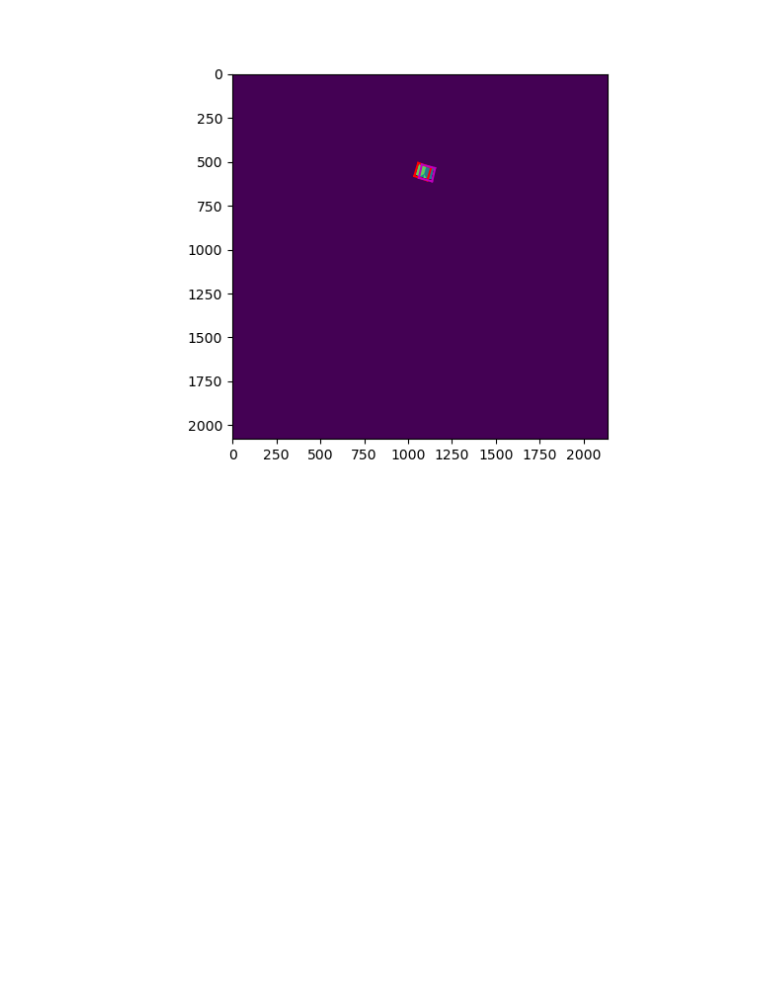
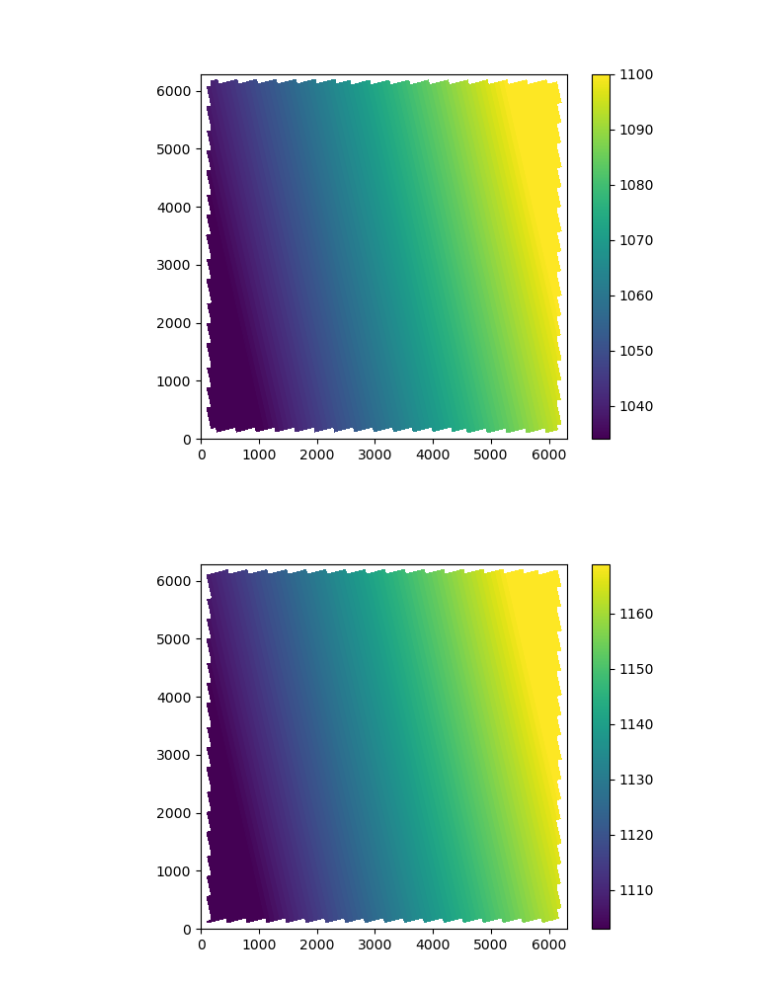
Before and after one commit to CheerfulUser/SynDiff, a Jupyter notebook: development/run_pancakes.ipynb, the cells around one changed output. Drawn from its saved outputs; the diff is of its cells as text; code cells hidden in the pictures; blank space fills up the shorter version.

Commit message:
Pancakes with Buffer

```diff
--- a/development/run_pancakes.ipynb
+++ b/development/run_pancakes.ipynb
@@ -83,42 +27,27 @@ plt.show()
-# %%
-# data
-data[(data != 1021) & (data != 1130)] = 0
-
-plt.figure()
-plt.imshow(data, vmin = 900, vmax = 1200)
-# plt.scatter(t_xs, t_ys, c='r', s=10)
-# plt.scatter(p_xs, p_ys, c='r', s=10)
-
-t = skycell_df[skycell_df['Name'] == 'skycell.2247.099']
-q = skycell_df[skycell_df['Name'] == 'skycell.2246.090']
-
-ra_corners_1 = np.array([t[f'RA_Corner{i}'] for i in range(1, 5)]).flatten()
-dec_corners_1 = np.array([t[f'DEC_Corner{i}'] for i in range(1, 5)]).flatten()
-
-ra_corners_2 = np.array([q[f'RA_Corner{i}'] for i in range(1, 5)]).flatten()
-dec_corners_2 = np.array([q[f'DEC_Corner{i}'] for i in range(1, 5)]).flatten()
-
-temp_x_1, temp_y_1 = tess_wcs.all_world2pix(ra_corners_1, dec_corners_1, 0)
-temp_x_2, temp_y_2 = tess_wcs.all_world2pix(ra_corners_2, dec_corners_2, 0)
-
-plt.plot([temp_x_1[0], temp_x_1[1]], [temp_y_1[0], temp_y_1[1]], c='r')
-plt.plot([temp_x_1[1], temp_x_1[2]], [temp_y_1[1], temp_y_1[2]], c='r')
-plt.plot([temp_x_1[2], temp_x_1[3]], [temp_y_1[2], temp_y_1[3]], c='r')
-plt.plot([temp_x_1[0], temp_x_1[3]], [temp_y_1[0], temp_y_1[3]], c='r')
-
-plt.plot([temp_x_2[0], temp_x_2[1]], [temp_y_2[0], temp_y_2[1]], c='m')
-plt.plot([temp_x_2[1], temp_x_2[2]], [temp_y_2[1], temp_y_2[2]], c='m')
-plt.plot([temp_x_2[2], temp_x_2[3]], [temp_y_2[2], temp_y_2[3]], c='m')
-plt.plot([temp_x_2[0], temp_x_2[3]], [temp_y_2[0], temp_y_2[3]], c='m')
-
-# plt.plot([p_xs[0], p_xs[1]], [p_ys[0], p_ys[1]], c='r')
-# plt.plot([p_xs[1], p_xs[2]], [p_ys[1], p_ys[2]], c='r')
-# plt.plot([p_xs[2], p_xs[3]], [p_ys[2], p_ys[3]], c='r')
-# plt.plot([p_xs[0], p_xs[3]], [p_ys[0], p_ys[3]], c='r')
-
-# plt.xlim(950, 1125)
-# plt.ylim(950, 1125)
-# plt.savefig('buffer_zone.png', dpi = 900)
-plt.show()
-# %% [output]
-[figure, removed]
+# %%
+
+hdu = fits.open('/Users/zgl12/Python_Scripts/SynDiff/TESS_s0020_1_skycell.2246.021_00002_.fits.gz')
+fll_0 = hdu[1].data.astype(float)
+fll_0_hdr = hdu[2].header
+hdu.close()
+
+hdu = fits.open('/Users/zgl12/Python_Scripts/SynDiff/TESS_s0020_1_skycell.2246.022_00003_.fits.gz')
+fll_1 = hdu[1].data.astype(float)
+fll_1_hdr = hdu[1].header
+hdu.close()
+
+fll_0[fll_0 > 1e4] = np.nan
+fll_1[fll_1 > 1e4] = np.nan
+
+plt.figure()
+plt.imshow(fll_0, origin='lower', cmap='viridis', vmin = np.nanpercentile(fll_0, 5), vmax = np.nanpercentile(fll_0, 95))
+plt.colorbar()
+plt.show()
+
+plt.figure()
+plt.imshow(fll_1, origin='lower', cmap='viridis', vmin = np.nanpercentile(fll_1, 5), vmax = np.nanpercentile(fll_1, 95))
+plt.colorbar()
+plt.show()
+# %% [output]
+[figure, added]
+[figure, added]
```
Also changed, not shown: parts of 5 cells of this notebook, 3 other files.
